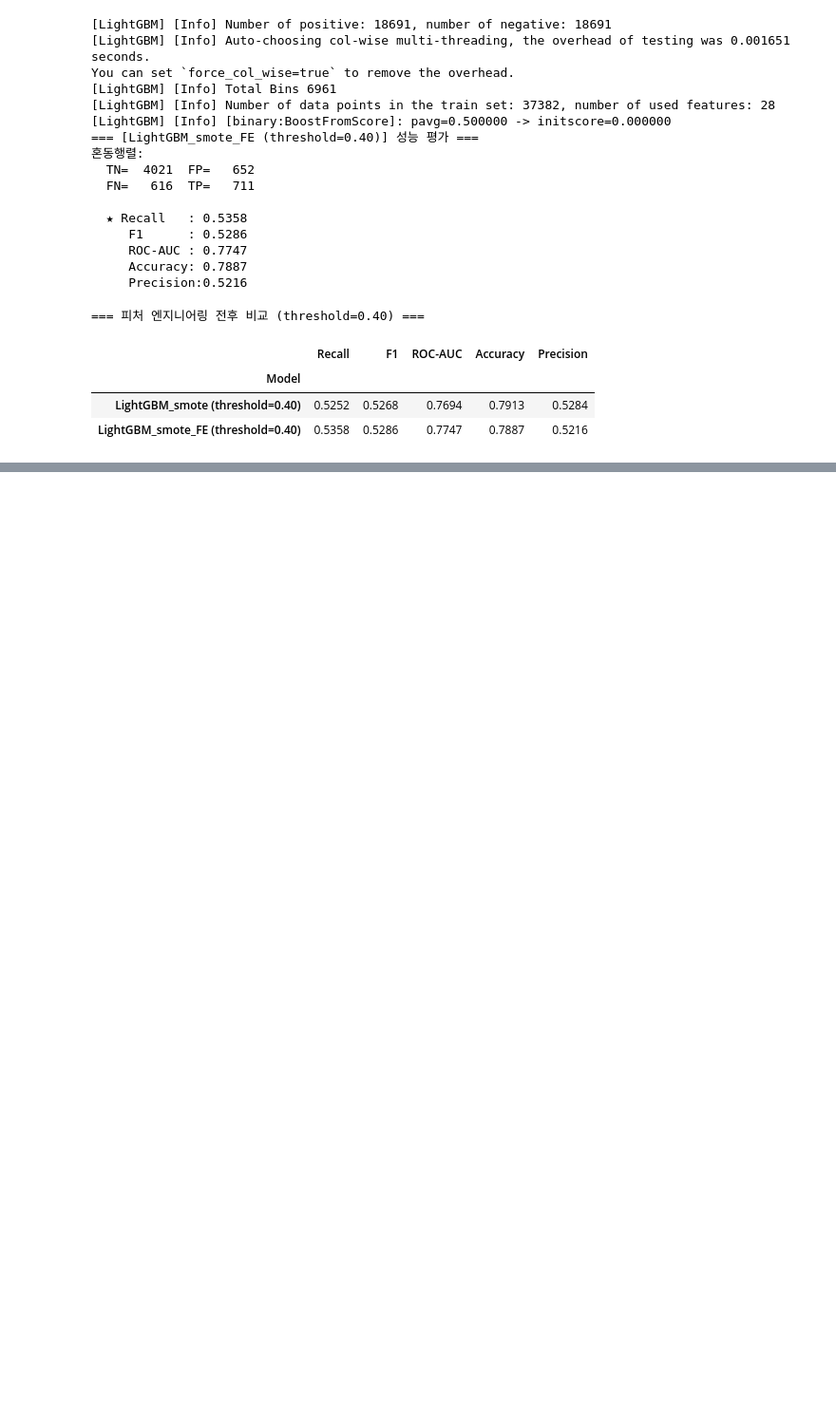
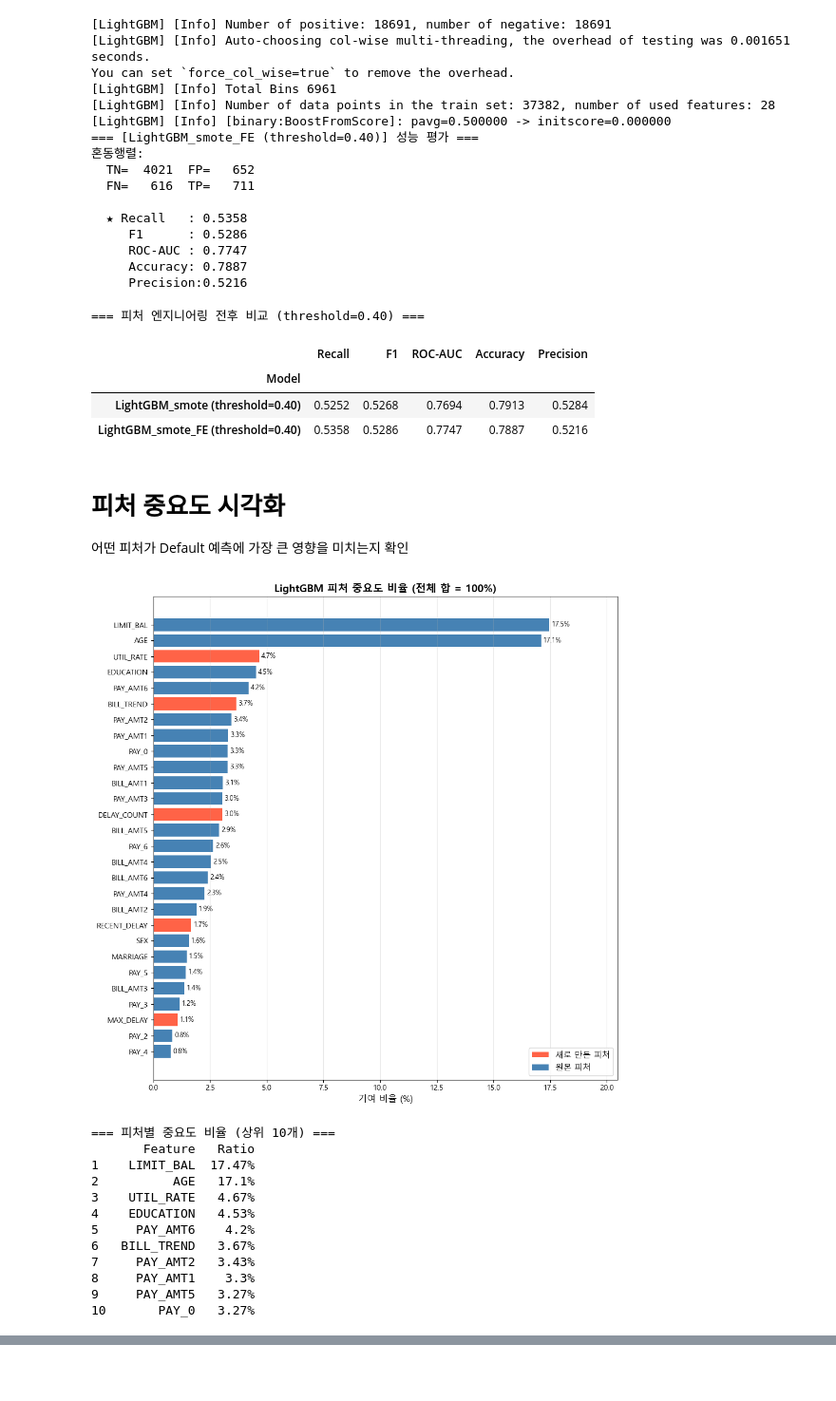
Before and after one commit to jjuuu999/hipython, a Jupyter notebook: ml/11_신용카드_채무불이행_고객예측.ipynb, the cells around one changed output, grey strips where cells are left out. Shown at 95% size. Saved outputs shown, nothing was run; the diff lists cells and outputs as text; code cells hidden in the pictures; blank space fills up the shorter version.

```diff
--- a/ml/11_신용카드_채무불이행_고객예측.ipynb
+++ b/ml/11_신용카드_채무불이행_고객예측.ipynb
@@ -1019,3 +1019,70 @@ compare_fe
 | Model |  |  |  |  |  |
 | LightGBM_smote (threshold=0.40) | 0.5252 | 0.5268 | 0.7694 | 0.7913 | 0.5284 |
 | LightGBM_smote_FE (threshold=0.40) | 0.5358 | 0.5286 | 0.7747 | 0.7887 | 0.5216 |
+# %% [markdown]
+# 피처 중요도 시각화
+어떤 피처가 Default 예측에 가장 큰 영향을 미치는지 확인
+# %%
+import matplotlib.pyplot as plt
+import matplotlib
+matplotlib.rcParams['font.family'] = 'Malgun Gothic'
+matplotlib.rcParams['axes.unicode_minus'] = False
+
+# 피처 중요도 비율 계산 (전체 합 = 1)
+feature_names = X_fe.columns.tolist()
+importances   = lgbm_fe.feature_importances_
+
+importance_df = pd.DataFrame({
+    'Feature'   : feature_names,
+    'Importance': importances,
+    'Ratio'     : importances / importances.sum()   # 비율로 변환
+}).sort_values('Ratio', ascending=True)
+
+# 새 피처 강조
+new_features = ['MAX_DELAY', 'DELAY_COUNT', 'RECENT_DELAY', 'UTIL_RATE', 'BILL_TREND']
+colors = ['tomato' if f in new_features else 'steelblue' for f in importance_df['Feature']]
+
+# 시각화
+fig, ax = plt.subplots(figsize=(10, 10))
+bars = ax.barh(importance_df['Feature'], importance_df['Ratio'] * 100, color=colors)
+
+# 막대 끝에 % 수치 표시
+for bar, ratio in zip(bars, importance_df['Ratio']):
+    ax.text(bar.get_width() + 0.1, bar.get_y() + bar.get_height() / 2,
+            f'{ratio*100:.1f}%', va='center', fontsize=9)
+
+# 범례
+from matplotlib.patches import Patch
+legend_elements = [
+    Patch(facecolor='tomato',    label='새로 만든 피처'),
+    Patch(facecolor='steelblue', label='원본 피처')
+]
+ax.legend(handles=legend_elements, fontsize=11, loc='lower right')
+
+ax.set_xlabel('기여 비율 (%)', fontsize=12)
+ax.set_xlim(0, importance_df['Ratio'].max() * 100 + 3)
+ax.set_title('LightGBM 피처 중요도 비율 (전체 합 = 100%)', fontsize=14, fontweight='bold')
+ax.grid(axis='x', alpha=0.3)
+plt.tight_layout()
+plt.show()
+
+# 수치 테이블 출력
+print("=== 피처별 중요도 비율 (상위 10개) ===")
+top10 = importance_df.sort_values('Ratio', ascending=False).head(10).reset_index(drop=True)
+top10.index += 1
+top10['Ratio'] = (top10['Ratio'] * 100).round(2).astype(str) + '%'
+print(top10[['Feature', 'Ratio']].to_string())
+# %% [output]
+[figure, added]
+=== 피처별 중요도 비율 (상위 10개) ===
+       Feature   Ratio
+1    LIMIT_BAL  17.47%
+2          AGE   17.1%
+3    UTIL_RATE   4.67%
+4    EDUCATION   4.53%
+5     PAY_AMT6    4.2%
+6   BILL_TREND   3.67%
+7     PAY_AMT2   3.43%
+8     PAY_AMT1    3.3%
+9     PAY_AMT5   3.27%
+10       PAY_0   3.27%
```
Also changed, not shown: parts of 10 cells of this notebook.
